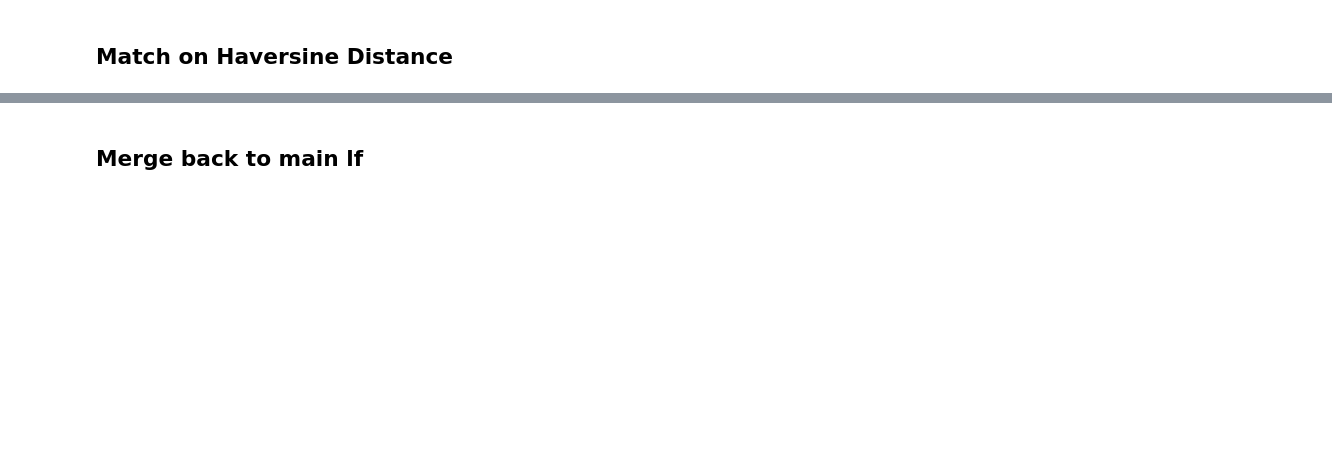
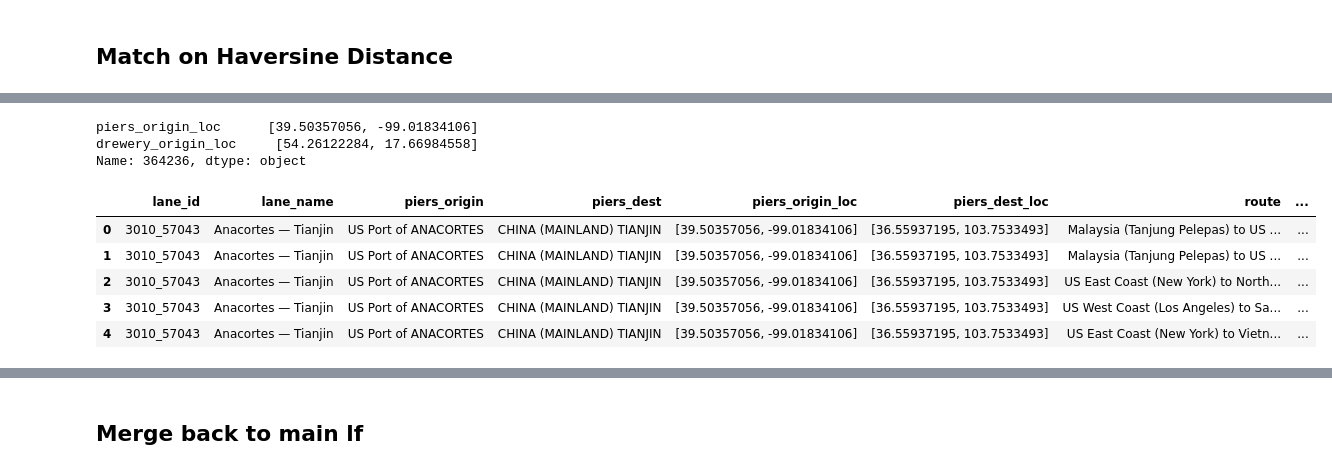
Before and after one commit to epistemetrica/Ocean-Carrier-Alliances-Project, a Jupyter notebook: analysis/lane_matching.ipynb, the cells around one changed output, grey strips where cells are left out. Cells and saved outputs as stored; diff of their text form; code cells hidden in the pictures; blank space fills up the shorter version.

```diff
--- a/analysis/lane_matching.ipynb
+++ b/analysis/lane_matching.ipynb
@@ -322,0 +329,33 @@ skipping
+# %%
+matched_df = (
+    #cross join piers and drewery tables
+    piers_loc_lanes_df.join(drewery_loc_lanes_df, how='cross')
+    #convert to pandas
+    .to_pandas()
+)
+# %%
+pd.Series(df[['piers_origin_loc', 'drewery_origin_loc']].sample(1).iloc[0])
+# %% [output]
+piers_origin_loc      [39.50357056, -99.01834106]
+drewery_origin_loc     [54.26122284, 17.66984558]
+Name: 364236, dtype: object
+# %%
+def haversine(row, col1, col2):
+    return geopy.distance.great_circle(row[col1], row[col2]).km
+
+df = matched_df
+df['origin_dist'] = (
+    df.apply(lambda r: haversine(row=r, col1='piers_origin_loc', col2='drewery_origin_loc'), axis=1)
+)
+df['dest_dist'] = (
+    df.apply(lambda r: haversine(row=r, col1='piers_dest_loc', col2='drewery_dest_loc'), axis=1)
+)
+df['dist'] = df.origin_dist + df.dest_dist
+df.head()
+# %% [output]
+|  | lane_id | lane_name | piers_origin | piers_dest | piers_origin_loc | piers_dest_loc | route | ... |
+| 0 | 3010_57043 | Anacortes — Tianjin | US Port of ANACORTES | CHINA (MAINLAND) TIANJIN | [39.50357056, -99.01834106] | [36.55937195, 103.7533493] | Malaysia (Tanjung Pelepas) to US ... | ... |
+| 1 | 3010_57043 | Anacortes — Tianjin | US Port of ANACORTES | CHINA (MAINLAND) TIANJIN | [39.50357056, -99.01834106] | [36.55937195, 103.7533493] | Malaysia (Tanjung Pelepas) to US ... | ... |
+| 2 | 3010_57043 | Anacortes — Tianjin | US Port of ANACORTES | CHINA (MAINLAND) TIANJIN | [39.50357056, -99.01834106] | [36.55937195, 103.7533493] | US East Coast (New York) to North... | ... |
+| 3 | 3010_57043 | Anacortes — Tianjin | US Port of ANACORTES | CHINA (MAINLAND) TIANJIN | [39.50357056, -99.01834106] | [36.55937195, 103.7533493] | US West Coast (Los Angeles) to Sa... | ... |
+| 4 | 3010_57043 | Anacortes — Tianjin | US Port of ANACORTES | CHINA (MAINLAND) TIANJIN | [39.50357056, -99.01834106] | [36.55937195, 103.7533493] | US East Coast (New York) to Vietn... | ... |
```
Also changed, not shown: parts of 30 cells of this notebook.
